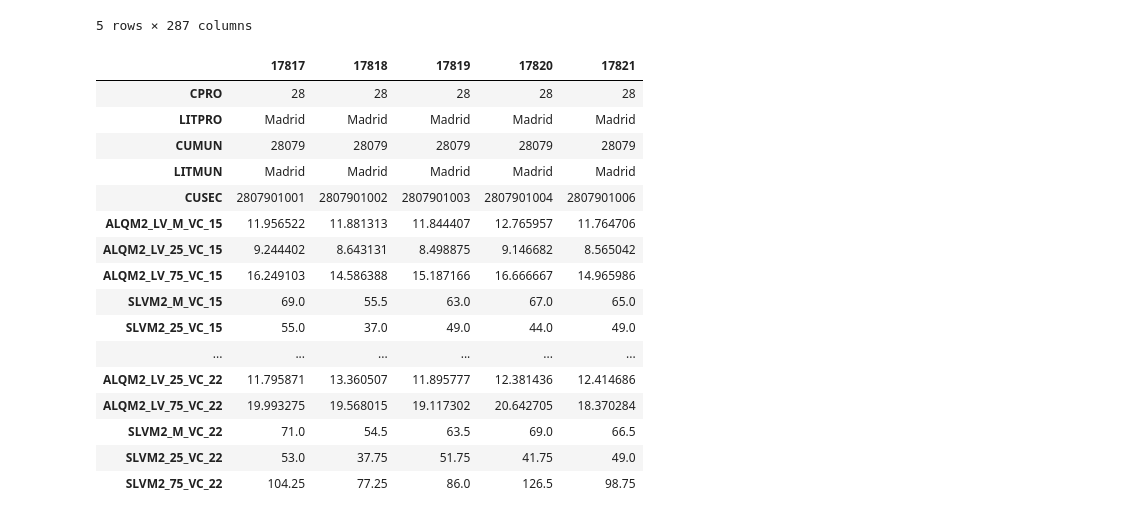
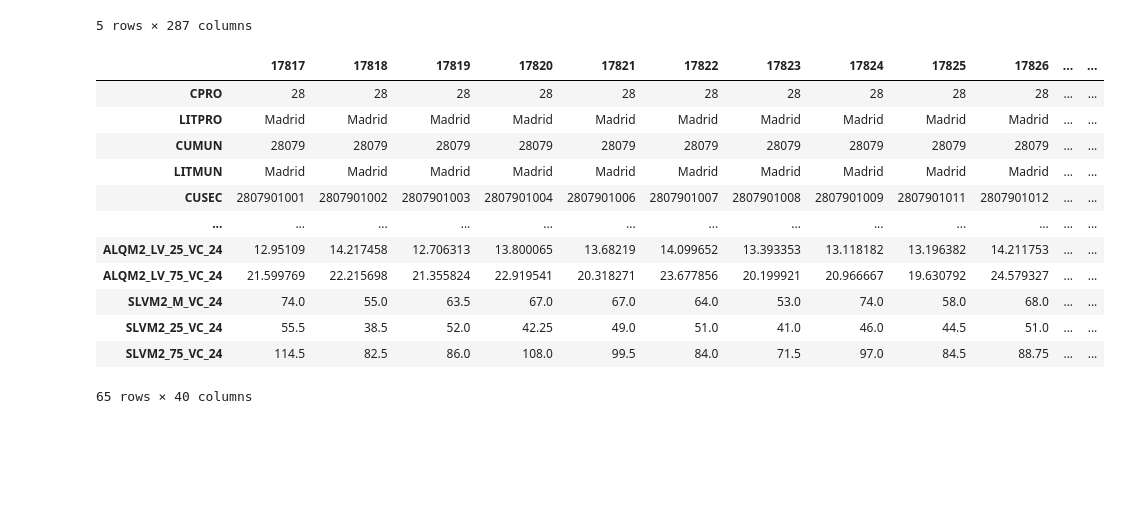
Before and after one commit to Juancarlosdelmarlostanau/proyecto-radar-de-inversion, a Jupyter notebook: datos-serpavi.ipynb, the cells around one changed output. Saved outputs shown, nothing was run; the diff lists cells and outputs as text; code cells hidden in the pictures; blank space fills up the shorter version.

```diff
--- a/datos-serpavi.ipynb
+++ b/datos-serpavi.ipynb
@@ -101,33 +101,29 @@ columnas_restantes = df_madrid.columns[5:]
 # %%
 prefijos = ['ALQM2_LV_M_VC_', 'ALQM2_LV_25_VC_', 'ALQM2_LV_75_VC_', 'SLVM2_M_VC_', 'SLVM2_25_VC_','SLVM2_75_VC_']
 columnas_filtradas = []
 
 for c in columnas_restantes:
     for p in prefijos:
         if c.startswith(p):
             año = c[-2:]
-            if año.isdigit() and 15 <= int(año) <= 22:
+            if año.isdigit() and 15 <= int(año) <= 24:
                 columnas_filtradas.append(c)
                 break
 
 columnas_unidas = primeras5 + columnas_filtradas
 df_madrid_filtrado = df_madrid[columnas_unidas]
-df_madrid_filtrado.head().T
+df_madrid_filtrado.head(40).T
 # %% [output]
-|  | 17817 | 17818 | 17819 | 17820 | 17821 |
-| CPRO | 28 | 28 | 28 | 28 | 28 |
-| LITPRO | Madrid | Madrid | Madrid | Madrid | Madrid |
-| CUMUN | 28079 | 28079 | 28079 | 28079 | 28079 |
-| LITMUN | Madrid | Madrid | Madrid | Madrid | Madrid |
-| CUSEC | 2807901001 | 2807901002 | 2807901003 | 2807901004 | 2807901006 |
-| ALQM2_LV_M_VC_15 | 11.956522 | 11.881313 | 11.844407 | 12.765957 | 11.764706 |
-| ALQM2_LV_25_VC_15 | 9.244402 | 8.643131 | 8.498875 | 9.146682 | 8.565042 |
-| ALQM2_LV_75_VC_15 | 16.249103 | 14.586388 | 15.187166 | 16.666667 | 14.965986 |
-| SLVM2_M_VC_15 | 69.0 | 55.5 | 63.0 | 67.0 | 65.0 |
-| SLVM2_25_VC_15 | 55.0 | 37.0 | 49.0 | 44.0 | 49.0 |
-| ... | ... | ... | ... | ... | ... |
-| ALQM2_LV_25_VC_22 | 11.795871 | 13.360507 | 11.895777 | 12.381436 | 12.414686 |
-| ALQM2_LV_75_VC_22 | 19.993275 | 19.568015 | 19.117302 | 20.642705 | 18.370284 |
-| SLVM2_M_VC_22 | 71.0 | 54.5 | 63.5 | 69.0 | 66.5 |
-| SLVM2_25_VC_22 | 53.0 | 37.75 | 51.75 | 41.75 | 49.0 |
-| SLVM2_75_VC_22 | 104.25 | 77.25 | 86.0 | 126.5 | 98.75 |
+|  | 17817 | 17818 | 17819 | 17820 | 17821 | 17822 | 17823 | 17824 | 17825 | 17826 | ... | ... |
+| CPRO | 28 | 28 | 28 | 28 | 28 | 28 | 28 | 28 | 28 | 28 | ... | ... |
+| LITPRO | Madrid | Madrid | Madrid | Madrid | Madrid | Madrid | Madrid | Madrid | Madrid | Madrid | ... | ... |
+| CUMUN | 28079 | 28079 | 28079 | 28079 | 28079 | 28079 | 28079 | 28079 | 28079 | 28079 | ... | ... |
+| LITMUN | Madrid | Madrid | Madrid | Madrid | Madrid | Madrid | Madrid | Madrid | Madrid | Madrid | ... | ... |
+| CUSEC | 2807901001 | 2807901002 | 2807901003 | 2807901004 | 2807901006 | 2807901007 | 2807901008 | 2807901009 | 2807901011 | 2807901012 | ... | ... |
+| ... | ... | ... | ... | ... | ... | ... | ... | ... | ... | ... | ... | ... |
+| ALQM2_LV_25_VC_24 | 12.95109 | 14.217458 | 12.706313 | 13.800065 | 13.68219 | 14.099652 | 13.393353 | 13.118182 | 13.196382 | 14.211753 | ... | ... |
+| ALQM2_LV_75_VC_24 | 21.599769 | 22.215698 | 21.355824 | 22.919541 | 20.318271 | 23.677856 | 20.199921 | 20.966667 | 19.630792 | 24.579327 | ... | ... |
+| SLVM2_M_VC_24 | 74.0 | 55.0 | 63.5 | 67.0 | 67.0 | 64.0 | 53.0 | 74.0 | 58.0 | 68.0 | ... | ... |
+| SLVM2_25_VC_24 | 55.5 | 38.5 | 52.0 | 42.25 | 49.0 | 51.0 | 41.0 | 46.0 | 44.5 | 51.0 | ... | ... |
+| SLVM2_75_VC_24 | 114.5 | 82.5 | 86.0 | 108.0 | 99.5 | 84.0 | 71.5 | 97.0 | 84.5 | 88.75 | ... | ... |
+65 rows × 40 columns
```
Also changed, not shown: 1 other file.
